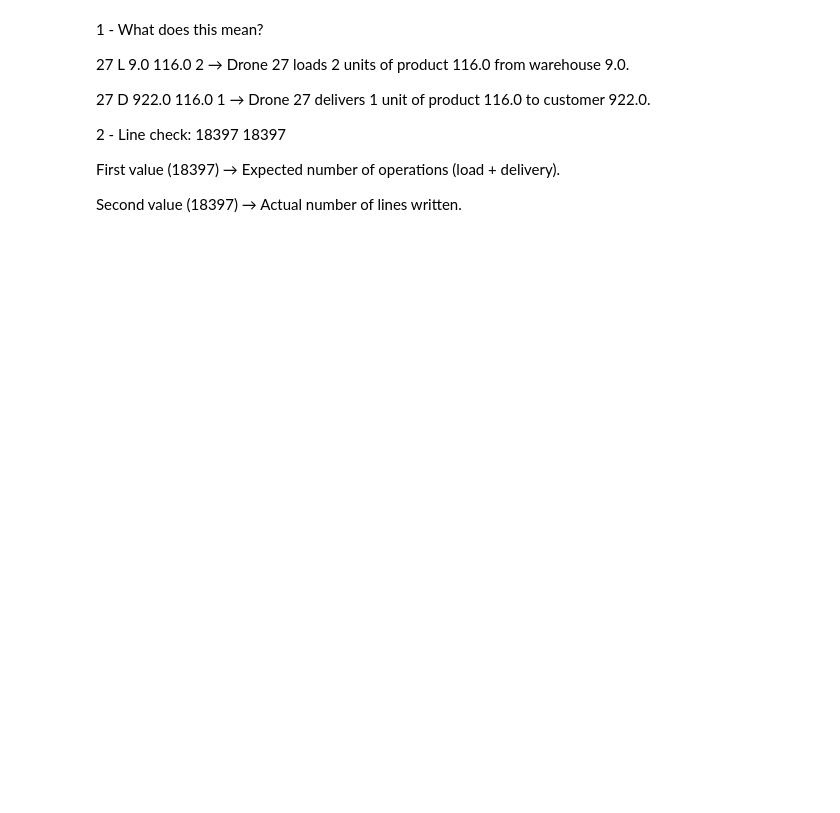
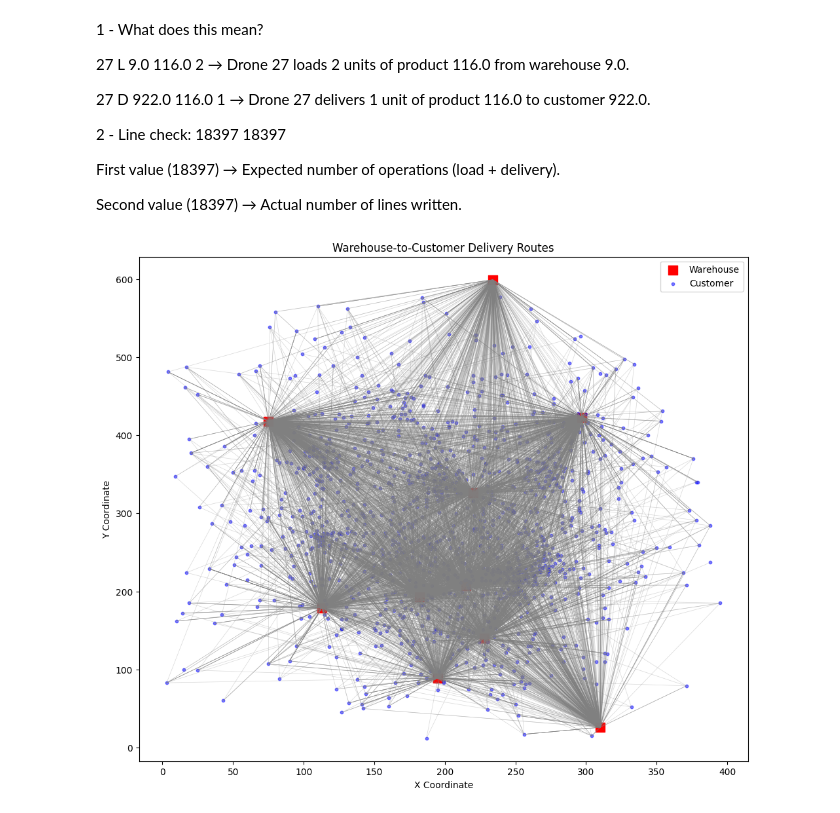
Before and after one commit to OzgurKelleci/Hash-Code-2016, a Jupyter notebook: Drone_delivery.ipynb, the cells around one changed output. Saved outputs shown, nothing was run; the diff lists cells and outputs as text; code cells hidden in the pictures; blank space fills up the shorter version.

```diff
--- a/Drone_delivery.ipynb
+++ b/Drone_delivery.ipynb
@@ -480,3 +478,33 @@ Line check: 18397 18397
 First value (18397) → Expected number of operations (load + delivery).
 
 Second value (18397) → Actual number of lines written.
+# %%
+import matplotlib.pyplot as plt
+
+# Create a figure
+plt.figure(figsize=(12, 10))
+
+# Plot warehouses (red squares)
+for w in range(len(wh_locs)):
+    plt.scatter(wh_locs[w, 0], wh_locs[w, 1], color='red', marker='s', s=100, label="Warehouse" if w == 0 else "")
+
+# Plot customers (blue dots)
+# We'll plot all customers from cust_locs (small blue circles)
+plt.scatter(cust_locs[:, 0], cust_locs[:, 1], color='blue', s=10, alpha=0.5, label="Customer")
+
+# Now, for each delivery (each row in df_end), draw a line connecting warehouse to customer.
+# (If df_end is large, consider plotting a random subset for clarity)
+for idx, row in df_end.iterrows():
+    w = int(row['wh'])         # Warehouse id (ensure integer)
+    c = int(row['cust'])         # Customer id (ensure integer)
+    wloc = wh_locs[w]            # Warehouse coordinates
+    cloc = cust_locs[c]          # Customer coordinates
+    plt.plot([wloc[0], cloc[0]], [wloc[1], cloc[1]], color='gray', lw=0.5, alpha=0.3)
+
+plt.xlabel("X Coordinate")
+plt.ylabel("Y Coordinate")
+plt.title("Warehouse-to-Customer Delivery Routes")
+plt.legend()
+plt.show()
+# %% [output]
+[figure, added]
```
Also changed, not shown: parts of 5 cells of this notebook.
